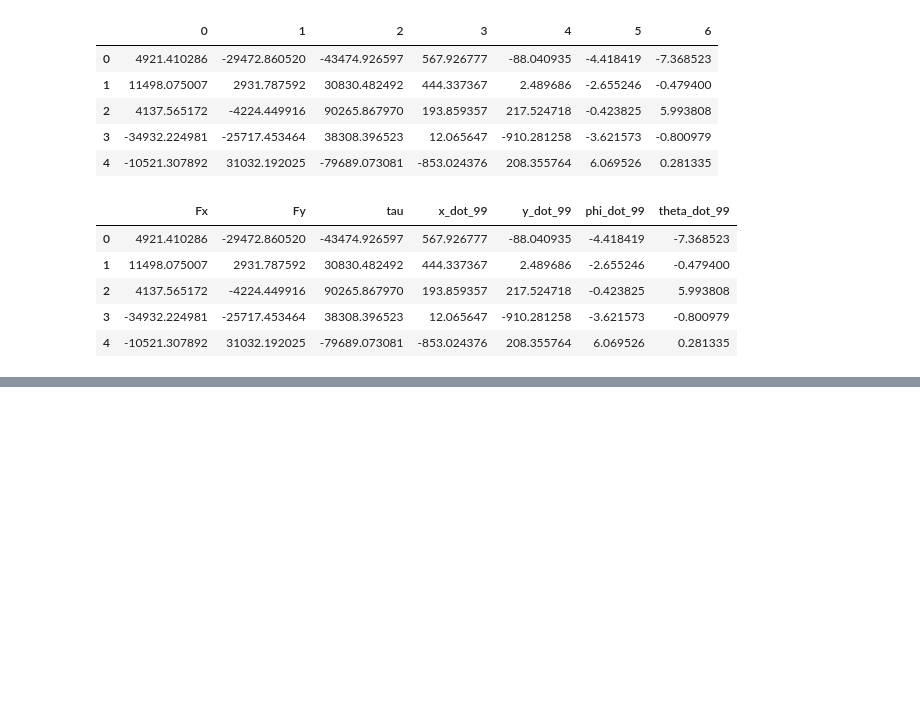
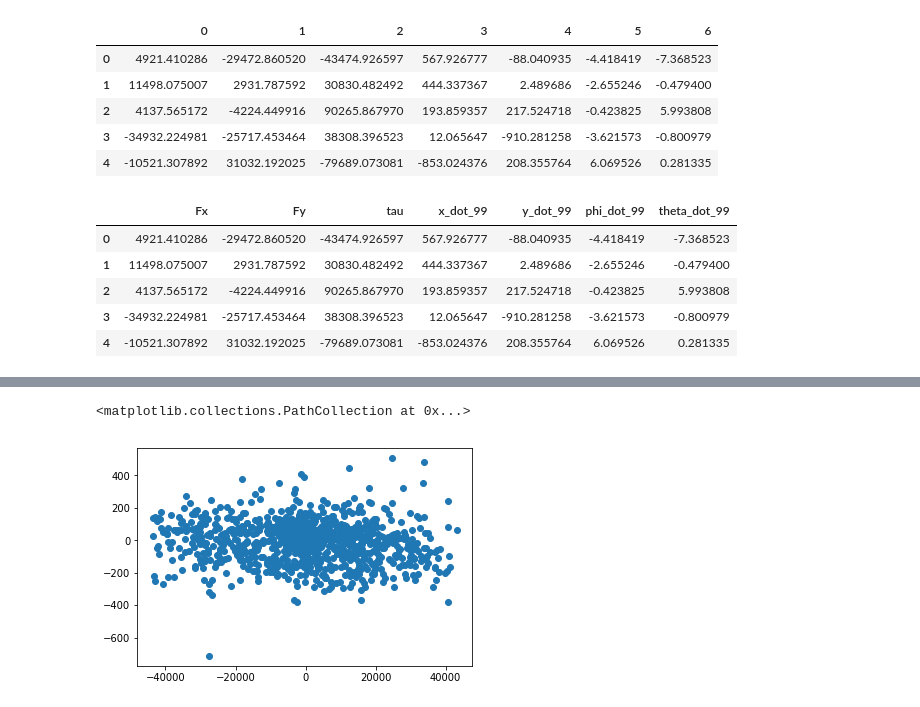
Before and after one commit to oliviatessa/MothMachineLearning, a Jupyter notebook: 002_TrainNN_BigData.ipynb, the cells around one changed output, grey strips where cells are left out. Drawn from its saved outputs; the diff is of its cells as text; code cells hidden in the pictures; blank space fills up the shorter version.

```diff
--- a/002_TrainNN_BigData.ipynb
+++ b/002_TrainNN_BigData.ipynb
@@ -343,3 +345,8 @@ fig.savefig(os.path.join(figDir, "NNPreds_newData_control_bigbatch_FxFy_hexbin.p
+# %%
+plt.scatter( nnpreds_unscaled[:,ii],Ytest.iloc[0:1000,ii]-  nnpreds_unscaled[:,ii])
+# %% [output]
+<matplotlib.collections.PathCollection at 0x...>
+[figure, added]
 # %%
 TestPreds = pd.DataFrame(nnpreds_unscaled, columns = Y.columns)
 TestPreds.head()
```
Also changed, not shown: parts of 25 cells of this notebook, 1 other file.
